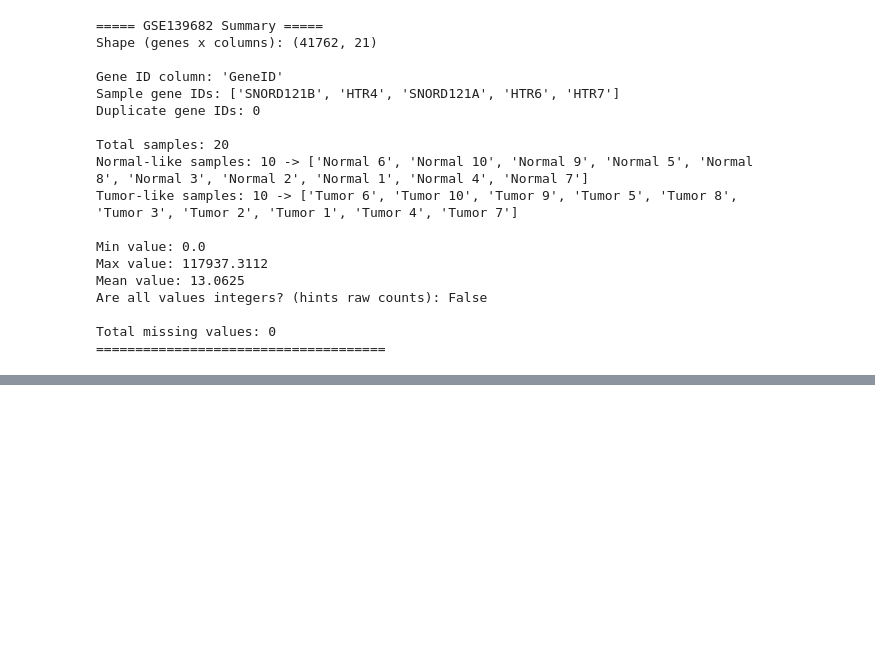
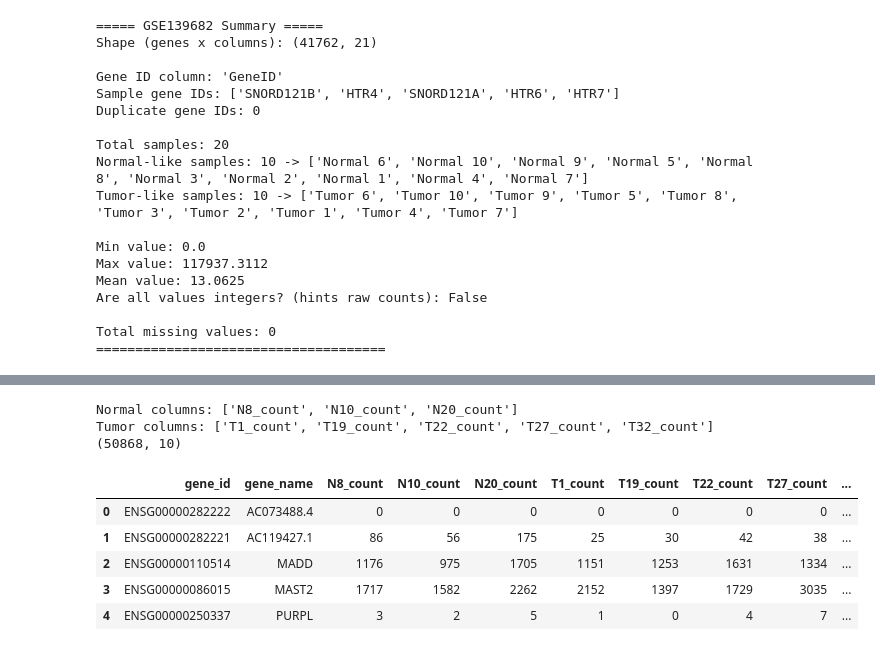
Before and after one commit to DhimanTarafdar/gallbladder_cancer_research, a Jupyter notebook: Gallbladder_Cancer_Research.ipynb, the cells around one changed output, grey strips where cells are left out. Cells and saved outputs as stored; diff of their text form; code cells hidden in the pictures; blank space fills up the shorter version.

```diff
--- a/Gallbladder_Cancer_Research.ipynb
+++ b/Gallbladder_Cancer_Research.ipynb
@@ -193,0 +479,20 @@ Total missing values: 0
+# %%
+import re
+
+titles = extract_full_metadata_line('GSE202479_series_matrix.txt', '!Sample_title')
+geo_ids = extract_full_metadata_line('GSE202479_series_matrix.txt', '!Sample_geo_accession')
+tissue_type = extract_full_metadata_line('GSE202479_series_matrix.txt', '!Sample_characteristics_ch1')
+
+label_map_code = {}   # bracket-code -> normal/tumor/exclude
+for gsm, title, tissue in zip(geo_ids, titles, tissue_type):
+    code = re.search(r'\[(.*?)\]', title).group(1)   # e.g. "N8", "T1"
+    tissue_clean = tissue.replace('tissue type: ', '').strip()
+    if tissue_clean == 'normal gallbladder':
+        label_map_code[code] = 'normal'
+    elif tissue_clean == 'advanced gallbladder cancer':
+        label_map_code[code] = 'tumor'
+    else:
+        label_map_code[code] = 'exclude'
+
+for k, v in label_map_code.items():
+    print(k, "->", v)
@@ -193,0 +520,23 @@ Total missing values: 0
+# %%
+normal_codes = [k for k, v in label_map_code.items() if v == 'normal']
+tumor_codes  = [k for k, v in label_map_code.items() if v == 'tumor']
+
+normal_count_cols = [f"{c}_count" for c in normal_codes]
+tumor_count_cols  = [f"{c}_count" for c in tumor_codes]
+
+print("Normal columns:", normal_count_cols)
+print("Tumor columns:", tumor_count_cols)
+
+df_202479_subset = df_202479[['gene_id', 'gene_name'] + normal_count_cols + tumor_count_cols]
+print(df_202479_subset.shape)   # expect: (50868, 10) -> gene_id + gene_name + 3 normal + 5 tumor
+df_202479_subset.head()
+# %% [output]
+Normal columns: ['N8_count', 'N10_count', 'N20_count']
+Tumor columns: ['T1_count', 'T19_count', 'T22_count', 'T27_count', 'T32_count']
+(50868, 10)
+|  | gene_id | gene_name | N8_count | N10_count | N20_count | T1_count | T19_count | T22_count | T27_count | ... |
+| 0 | ENSG00000282222 | AC073488.4 | 0 | 0 | 0 | 0 | 0 | 0 | 0 | ... |
+| 1 | ENSG00000282221 | AC119427.1 | 86 | 56 | 175 | 25 | 30 | 42 | 38 | ... |
+| 2 | ENSG00000110514 | MADD | 1176 | 975 | 1705 | 1151 | 1253 | 1631 | 1334 | ... |
+| 3 | ENSG00000086015 | MAST2 | 1717 | 1582 | 2262 | 2152 | 1397 | 1729 | 3035 | ... |
+| 4 | ENSG00000250337 | PURPL | 3 | 2 | 5 | 1 | 0 | 4 | 7 | ... |
```
Also changed, not shown: parts of 23 cells of this notebook.
